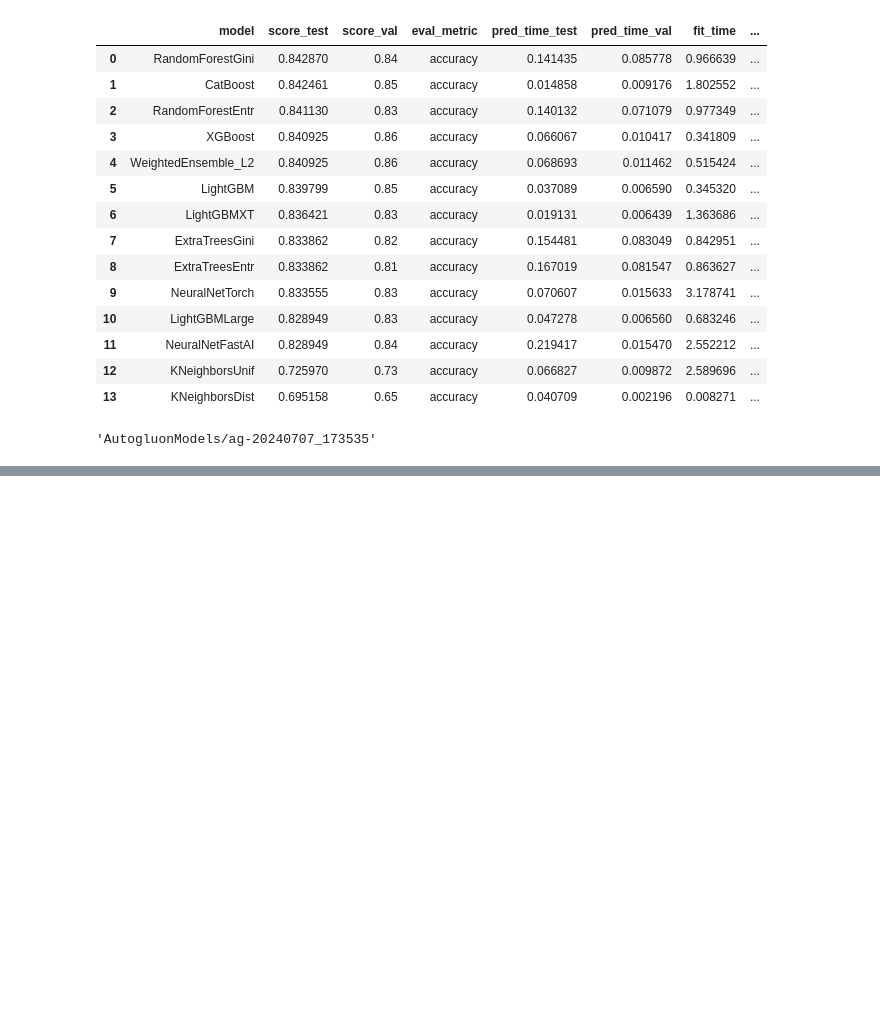
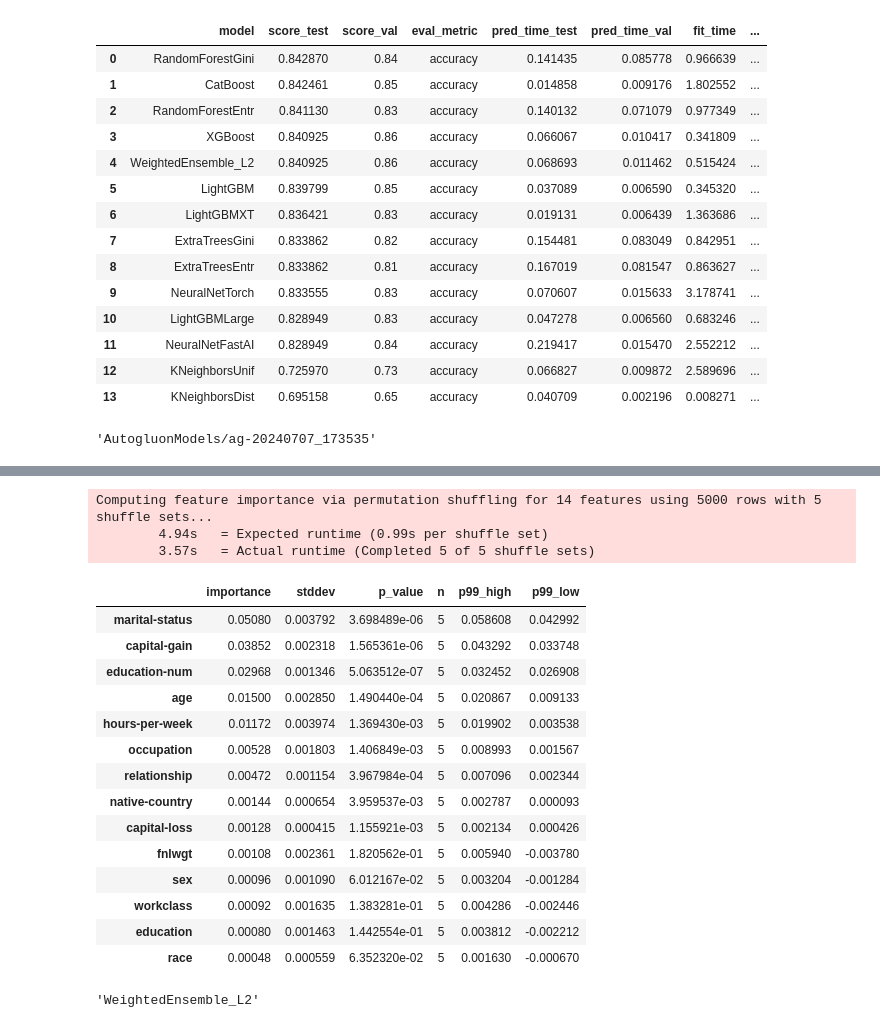
Before and after one commit to flyinacres/autogluon, a Jupyter notebook: autogluon-tabular-essentials.ipynb, the cells around one changed output, grey strips where cells are left out. Saved outputs shown, nothing was run; the diff lists cells and outputs as text; code cells hidden in the pictures; blank space fills up the shorter version.

```diff
--- a/autogluon-tabular-essentials.ipynb
+++ b/autogluon-tabular-essentials.ipynb
@@ -130,0 +151,25 @@ predictor = TabularPredictor.load(predictor.path)
+# %%
+predictor.feature_importance(test_data)
+# %% [output]
+Computing feature importance via permutation shuffling for 14 features using 5000 rows with 5 shuffle sets...
+        4.94s   = Expected runtime (0.99s per shuffle set)
+        3.57s   = Actual runtime (Completed 5 of 5 shuffle sets)
+|  | importance | stddev | p_value | n | p99_high | p99_low |
+| marital-status | 0.05080 | 0.003792 | 3.698489e-06 | 5 | 0.058608 | 0.042992 |
+| capital-gain | 0.03852 | 0.002318 | 1.565361e-06 | 5 | 0.043292 | 0.033748 |
+| education-num | 0.02968 | 0.001346 | 5.063512e-07 | 5 | 0.032452 | 0.026908 |
+| age | 0.01500 | 0.002850 | 1.490440e-04 | 5 | 0.020867 | 0.009133 |
+| hours-per-week | 0.01172 | 0.003974 | 1.369430e-03 | 5 | 0.019902 | 0.003538 |
+| occupation | 0.00528 | 0.001803 | 1.406849e-03 | 5 | 0.008993 | 0.001567 |
+| relationship | 0.00472 | 0.001154 | 3.967984e-04 | 5 | 0.007096 | 0.002344 |
+| native-country | 0.00144 | 0.000654 | 3.959537e-03 | 5 | 0.002787 | 0.000093 |
+| capital-loss | 0.00128 | 0.000415 | 1.155921e-03 | 5 | 0.002134 | 0.000426 |
+| fnlwgt | 0.00108 | 0.002361 | 1.820562e-01 | 5 | 0.005940 | -0.003780 |
+| sex | 0.00096 | 0.001090 | 6.012167e-02 | 5 | 0.003204 | -0.001284 |
+| workclass | 0.00092 | 0.001635 | 1.383281e-01 | 5 | 0.004286 | -0.002446 |
+| education | 0.00080 | 0.001463 | 1.442554e-01 | 5 | 0.003812 | -0.002212 |
+| race | 0.00048 | 0.000559 | 6.352320e-02 | 5 | 0.001630 | -0.000670 |
+# %%
+predictor.model_best
+# %% [output]
+'WeightedEnsemble_L2'
```
Also changed, not shown: parts of 5 cells of this notebook.
